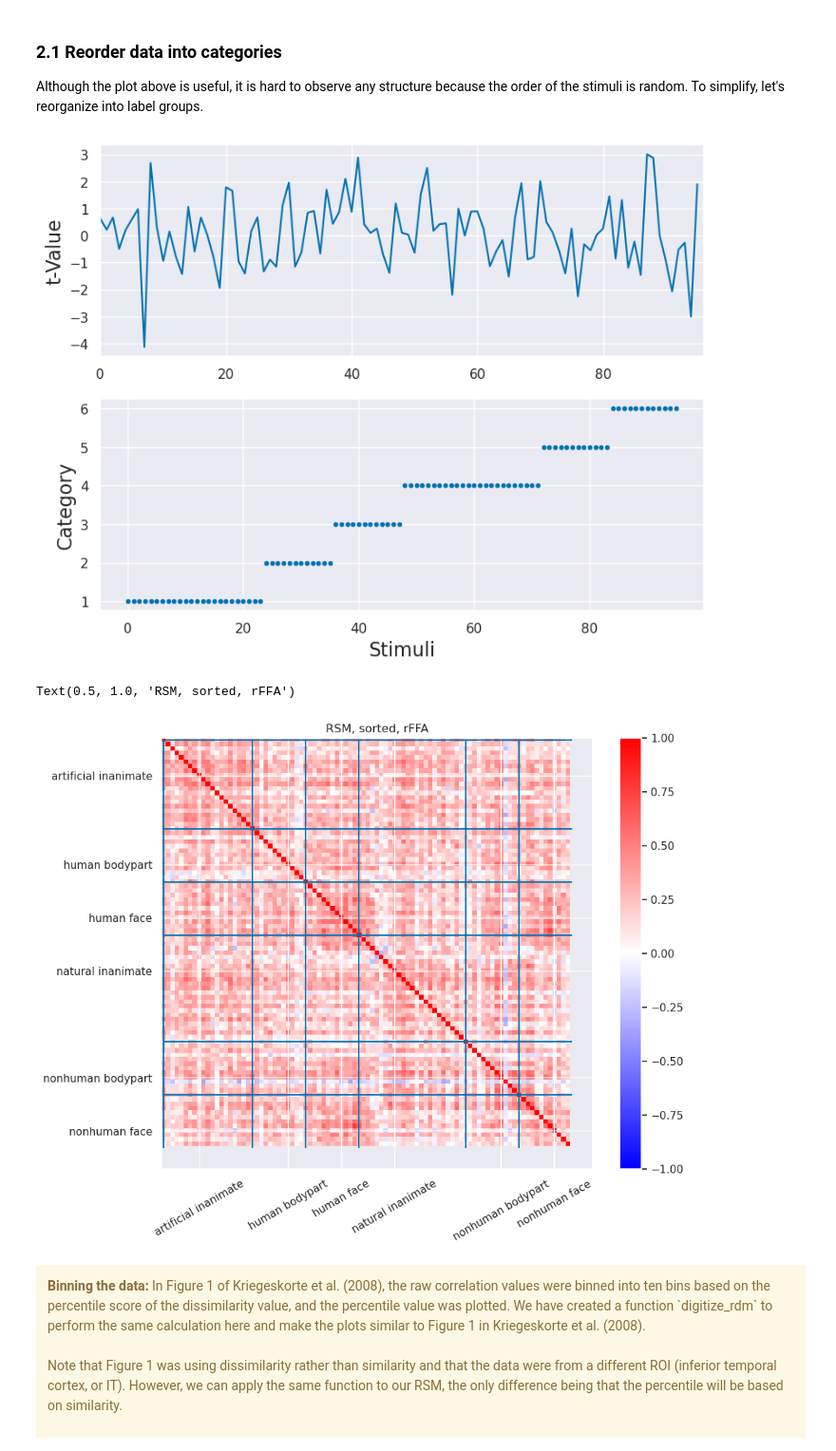
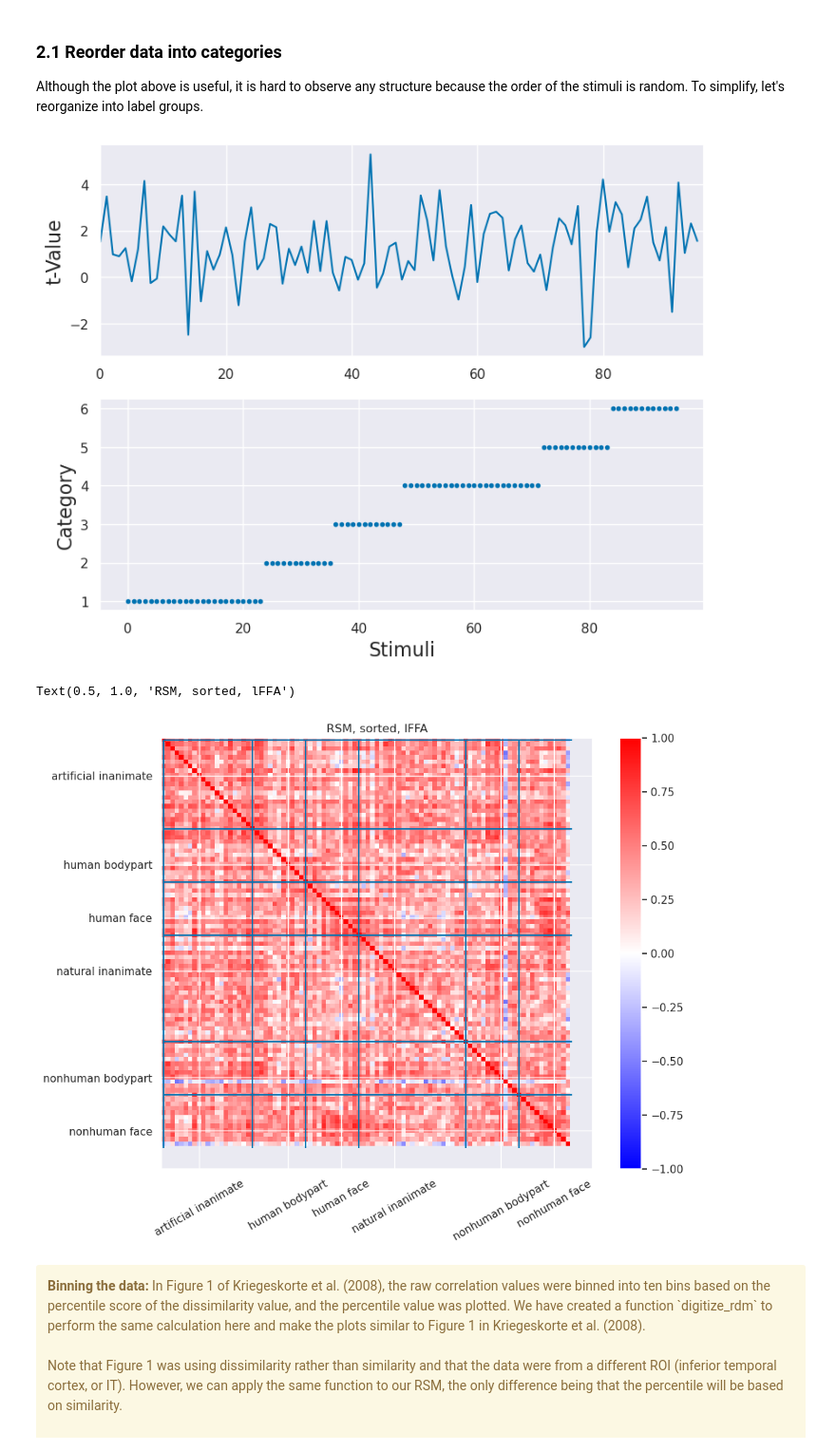
Before and after one commit to CassandraRempel/AdvancedCognitiveNeuroscience, a Jupyter notebook: Port4Final.ipynb, the cells around one changed output. Shown at 95% size. Cells and saved outputs as stored; diff of their text form; code cells hidden in the pictures.

```diff
--- a/Port4Final.ipynb
+++ b/Port4Final.ipynb
@@ -328,7 +328,7 @@ Although the plot above is useful, it is hard to observe any structure because t
 # %%
 # Add the stimulus condition labels so that we can sort the data, collecting rows from the same condition together.
 sort_ids = labels.argsort()
-rffa_sorted = roi_data[1][sort_ids, :]
+lffa_sorted = roi_data[0][sort_ids, :]
 
 plt.figure(figsize=(9,7))
 
@@ -344,37 +344,37 @@ plt.xlabel('Stimuli', fontsize=16)
 plt.ylabel('Category', fontsize=16)
 plt.show()
 # %% [output]
-[figure, old version]
+[figure, new version]
 # %%
 # Choose your ROI here!
-roi_id = 1
+roi_id = 0
 
 # Calculate the RSM
 rsm = np.corrcoef(roi_data[roi_id][sort_ids, :][:92,]) # only include the first 92 trials, the last 4 are NaNs.
 
 # Plot
 f, ax = plt.subplots(1,1, figsize=(10, 8))
 plt.imshow(
     rsm,
     cmap='bwr', #blue, white, red
     vmin=-1,
     vmax=1,
 )
 plt.colorbar()
 
 # Pull out the bin edges between the different categories
 binsize = np.histogram(labels[:92,], 6)[0]
 edges = np.concatenate([np.asarray([0]), np.cumsum(binsize)])[:-1]
 ax.set_xticks(list(np.array(edges)+8))
 ax.set_xticklabels(categories, rotation = 30)
 ax.set_yticks(list(np.array(edges)+8))
 ax.set_yticklabels(categories)
 ax.vlines(edges,0,92)
 ax.hlines(edges,0,92)
 ax.set_title('RSM, sorted, %s' % roi_names[roi_id])
 # %% [output]
-Text(0.5, 1.0, 'RSM, sorted, rFFA')
+Text(0.5, 1.0, 'RSM, sorted, lFFA')
-[figure, old version]
+[figure, new version]
 # %% [markdown]
 <div class="alert alert-block alert-warning">
 <strong>Binning the data:</strong> In Figure 1 of Kriegeskorte et al. (2008), the raw correlation values were binned into ten bins based on the percentile score of the dissimilarity value, and the percentile value was plotted. We have created a function `digitize_rdm` to perform the same calculation here and make the plots similar to Figure 1 in Kriegeskorte et al. (2008).
```
Also changed, not shown: parts of 15 cells of this notebook.
